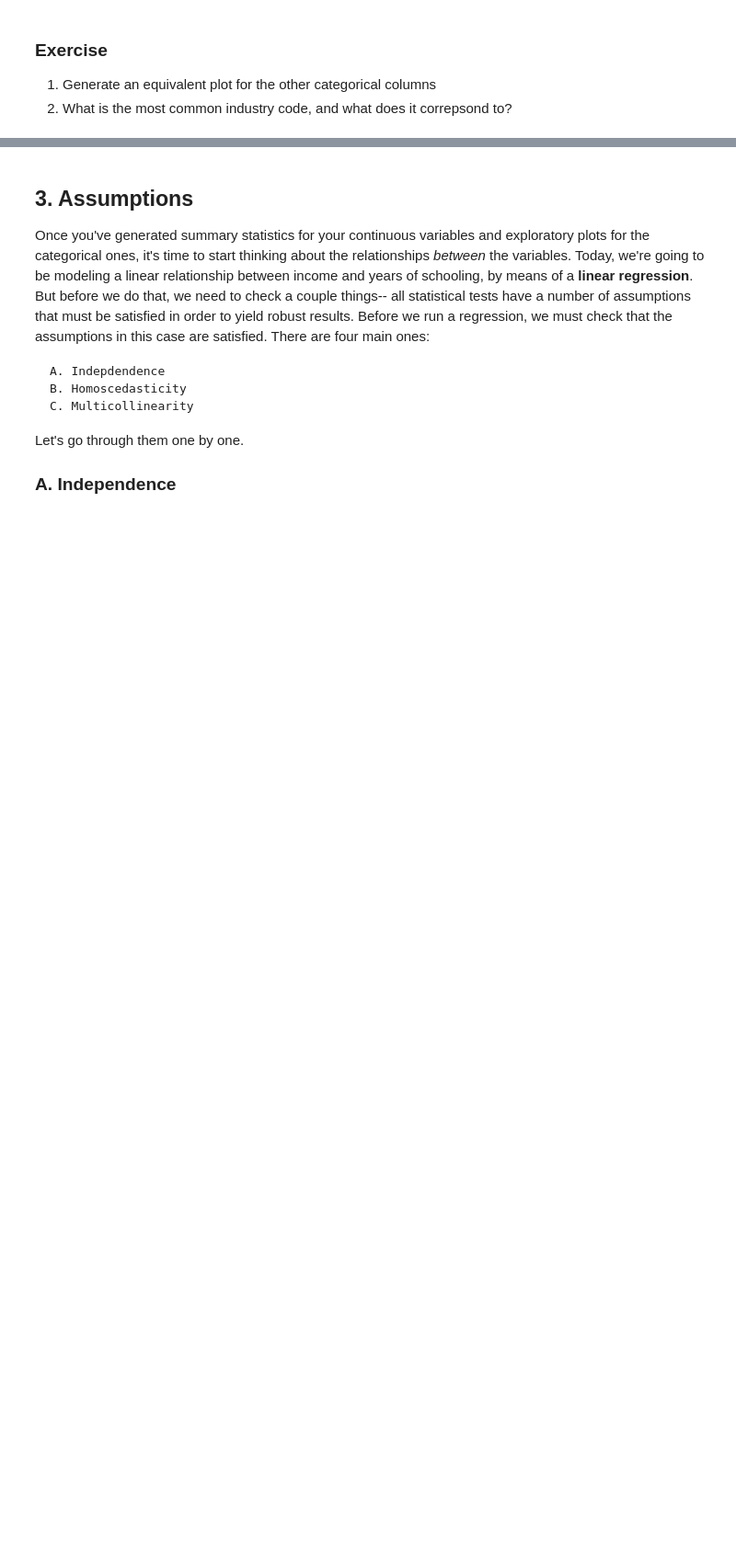
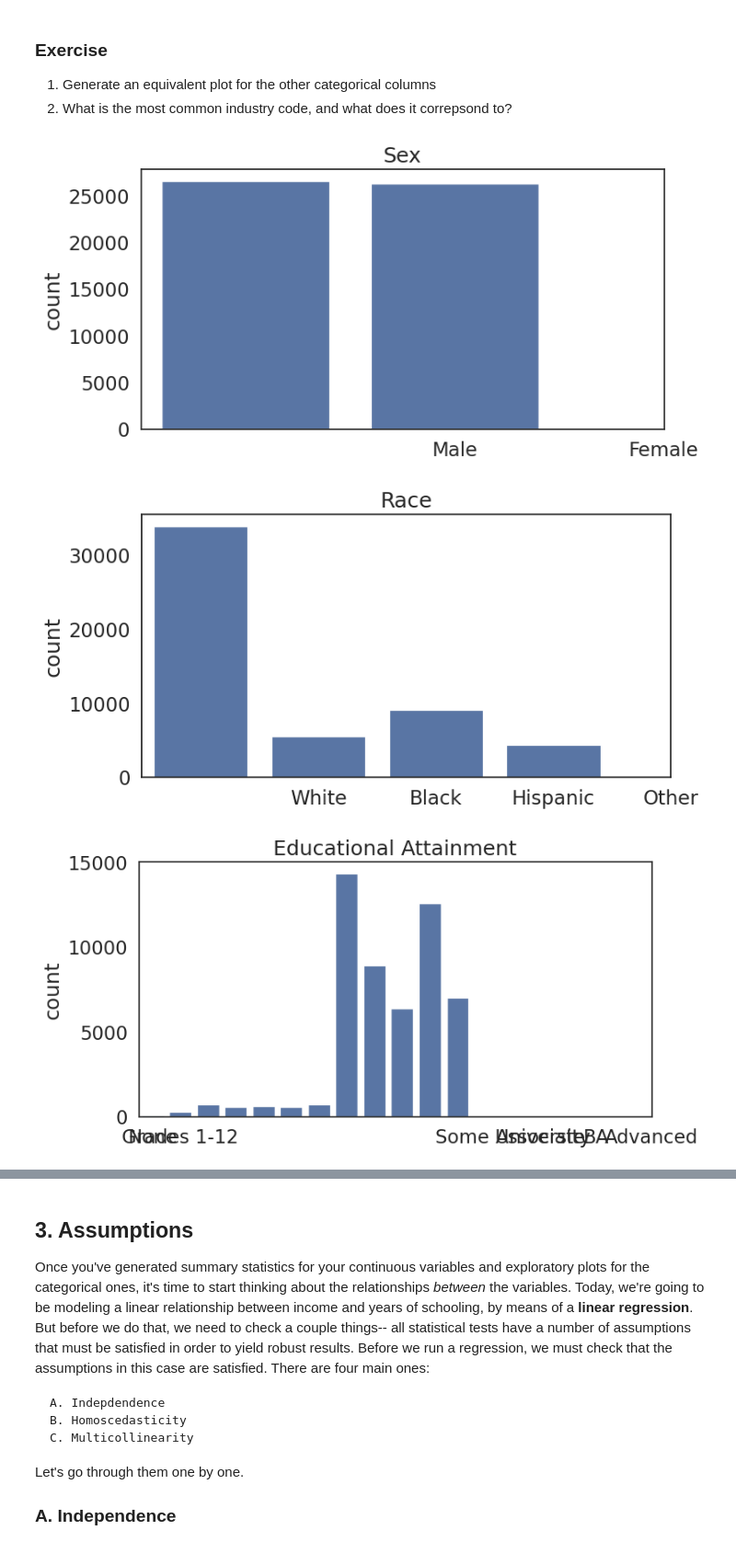
Before and after one commit to EllieHu1208/QM2, a Jupyter notebook: notebooks/W07. Linear Regression.ipynb, the cells around one changed output, grey strips where cells are left out. Shown at 92% size. Drawn from its saved outputs; the diff is of its cells as text; code cells hidden in the pictures; blank space fills up the shorter version.

```diff
--- a/notebooks/W07. Linear Regression.ipynb
+++ b/notebooks/W07. Linear Regression.ipynb
@@ -162,3 +162,51 @@ plt.show() # show the plot
 
 1. Generate an equivalent plot for the other categorical columns
 2. What is the most common industry code, and what does it correpsond to?
+# %%
+categorical_info = {
+    'sex': {
+        'title': 'Sex',
+        'ticks': [1, 2],
+        'labels': ['Male', 'Female']
+    },
+    'race': {
+        'title': 'Race',
+        'ticks': [1, 2, 3, 4],
+        'labels': ['White', 'Black', 'Hispanic', 'Other']
+    },
+    'sch': {
+        'title': 'Educational Attainment',
+        'ticks': [0, 1, 13, 14, 16, 18],
+        'labels': ['None','Grades 1-12','Some University','Associate','BA','Advanced']
+    },
+    'union': {
+        'title': 'Union Membership',
+        'ticks': [0, 1, 2, 3],
+        'labels': ['N/A','No coverage','Member','Covered but not member']
+    },
+    'occupation': {
+        'title': 'Occupation',
+        'rotation': 90
+    },
+    'ind': {
+        'title': 'Industry Code'
+    }
+}
+
+for col, info in categorical_info.items():
+    plt.figure(figsize=(8,4))
+    sns.countplot(data=reg_df, x=col)
+
+    plt.title(info.get('title', col.capitalize()))
+    plt.xlabel('')
+
+    if 'ticks' in info and 'labels' in info:
+        plt.xticks(ticks=info['ticks'], labels=info['labels'])
+    elif 'rotation' in info:
+        plt.xticks(rotation=info['rotation'])
+
+    plt.show()
+# %% [output]
+[figure, added]
+[figure, added]
+[figure, added]
```
Also changed, not shown: parts of 8 cells of this notebook.
